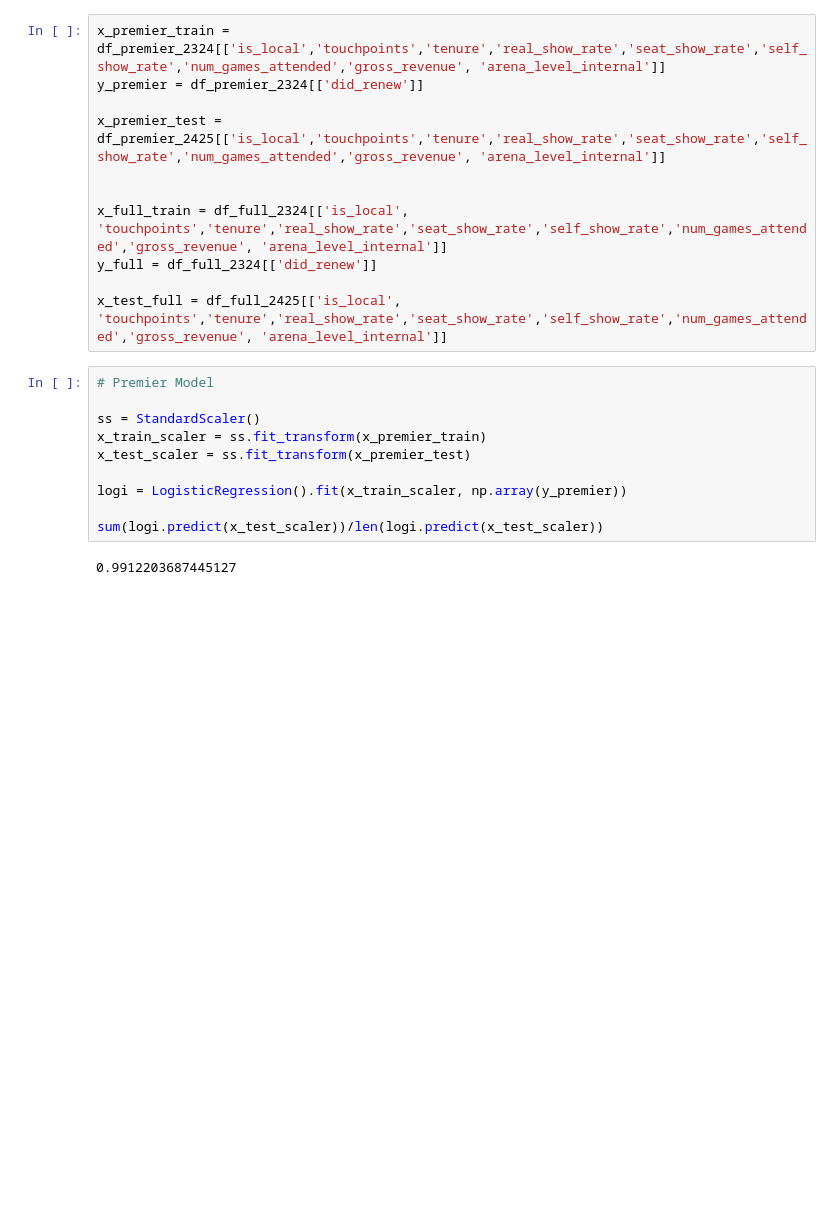
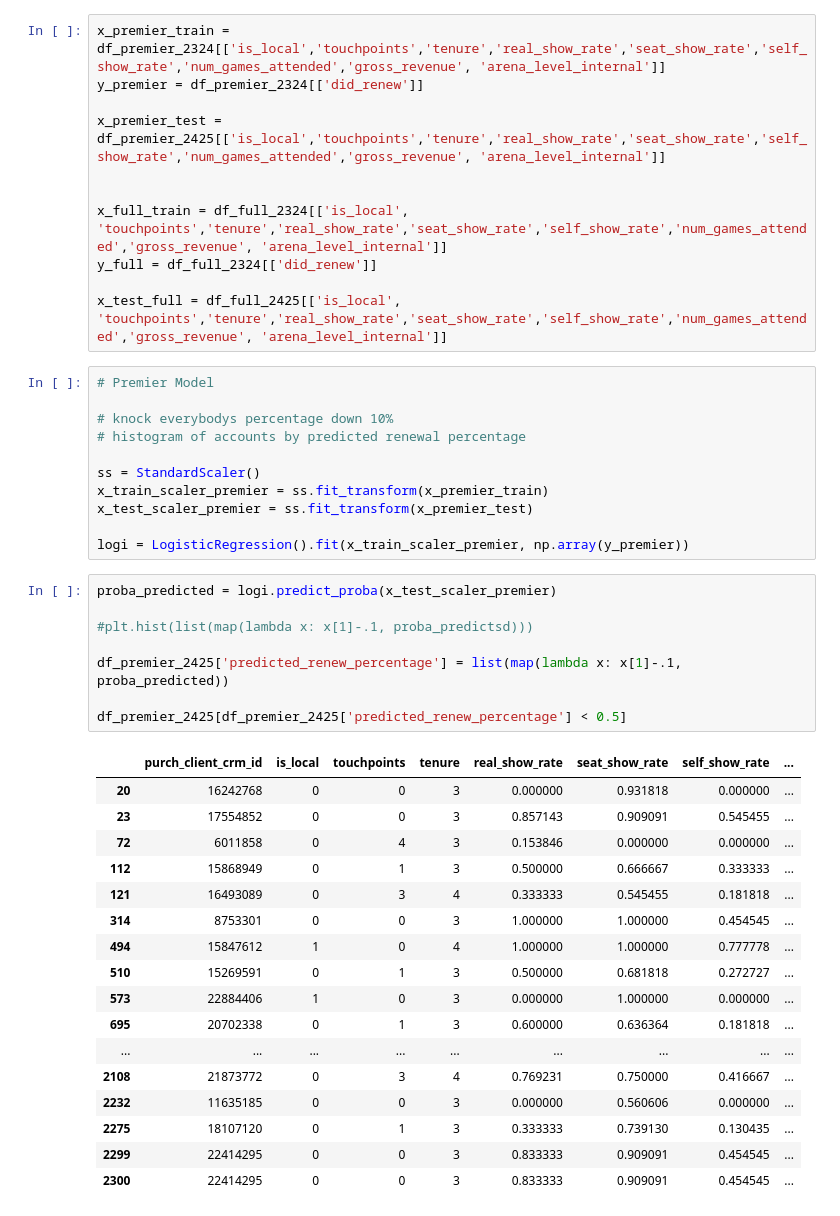
Before and after one commit to riffere-fla/pandas_party, a Jupyter notebook: renewal_scoring_2526.ipynb, the cells around one changed output. Drawn from its saved outputs; the diff is of its cells as text; blank space fills up the shorter version.

```diff
--- a/renewal_scoring_2526.ipynb
+++ b/renewal_scoring_2526.ipynb
@@ -747,15 +732,40 @@ x_test_full = df_full_2425[['is_local', 'touchpoints','tenure','real_show_rate',
 # %%
 # Premier Model
 
+# knock everybodys percentage down 10%
+# histogram of accounts by predicted renewal percentage
+
 ss = StandardScaler()
-x_train_scaler = ss.fit_transform(x_premier_train)
-x_test_scaler = ss.fit_transform(x_premier_test)
+x_train_scaler_premier = ss.fit_transform(x_premier_train)
+x_test_scaler_premier = ss.fit_transform(x_premier_test)
 
-logi = LogisticRegression().fit(x_train_scaler, np.array(y_premier))
-
-sum(logi.predict(x_test_scaler))/len(logi.predict(x_test_scaler))
+logi = LogisticRegression().fit(x_train_scaler_premier, np.array(y_premier))
-# %% [output]
-0.9912203687445127
+# %%
+proba_predicted = logi.predict_proba(x_test_scaler_premier)
+
+#plt.hist(list(map(lambda x: x[1]-.1, proba_predictsd)))
+
+df_premier_2425['predicted_renew_percentage'] = list(map(lambda x: x[1]-.1, proba_predicted))
+
+df_premier_2425[df_premier_2425['predicted_renew_percentage'] < 0.5]
+# %% [output]
+|  | purch_client_crm_id | is_local | touchpoints | tenure | real_show_rate | seat_show_rate | self_show_rate | ... |
+| 20 | 16242768 | 0 | 0 | 3 | 0.000000 | 0.931818 | 0.000000 | ... |
+| 23 | 17554852 | 0 | 0 | 3 | 0.857143 | 0.909091 | 0.545455 | ... |
+| 72 | 6011858 | 0 | 4 | 3 | 0.153846 | 0.000000 | 0.000000 | ... |
+| 112 | 15868949 | 0 | 1 | 3 | 0.500000 | 0.666667 | 0.333333 | ... |
+| 121 | 16493089 | 0 | 3 | 4 | 0.333333 | 0.545455 | 0.181818 | ... |
+| 314 | 8753301 | 0 | 0 | 3 | 1.000000 | 1.000000 | 0.454545 | ... |
+| 494 | 15847612 | 1 | 0 | 4 | 1.000000 | 1.000000 | 0.777778 | ... |
+| 510 | 15269591 | 0 | 1 | 3 | 0.500000 | 0.681818 | 0.272727 | ... |
+| 573 | 22884406 | 1 | 0 | 3 | 0.000000 | 1.000000 | 0.000000 | ... |
+| 695 | 20702338 | 0 | 1 | 3 | 0.600000 | 0.636364 | 0.181818 | ... |
+| ... | ... | ... | ... | ... | ... | ... | ... | ... |
+| 2108 | 21873772 | 0 | 3 | 4 | 0.769231 | 0.750000 | 0.416667 | ... |
+| 2232 | 11635185 | 0 | 0 | 3 | 0.000000 | 0.560606 | 0.000000 | ... |
+| 2275 | 18107120 | 0 | 1 | 3 | 0.333333 | 0.739130 | 0.130435 | ... |
+| 2299 | 22414295 | 0 | 0 | 3 | 0.833333 | 0.909091 | 0.454545 | ... |
+| 2300 | 22414295 | 0 | 0 | 3 | 0.833333 | 0.909091 | 0.454545 | ... |
 # %%
 # Full Model
 
```
Also changed, not shown: parts of 4 cells of this notebook.
